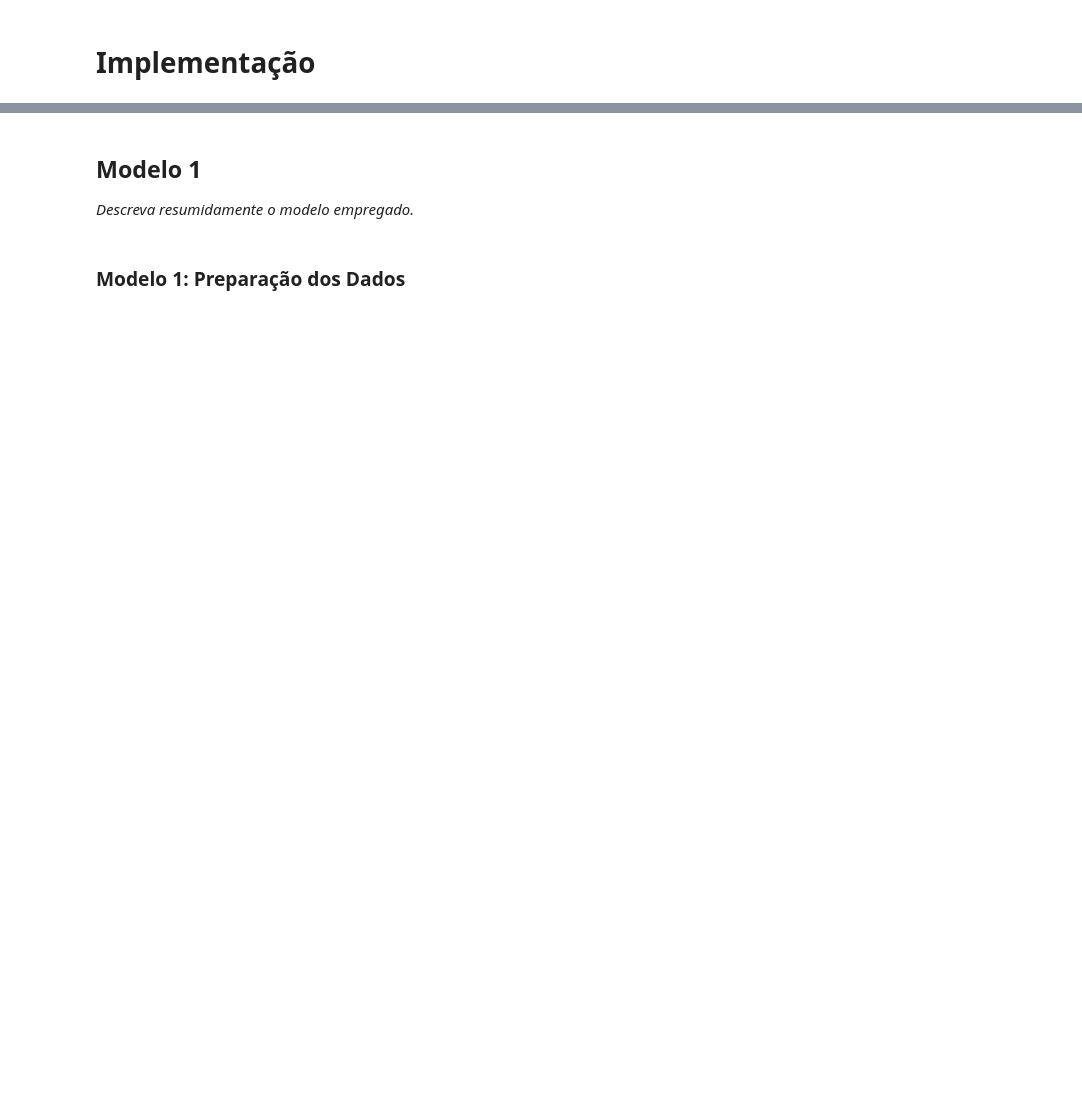
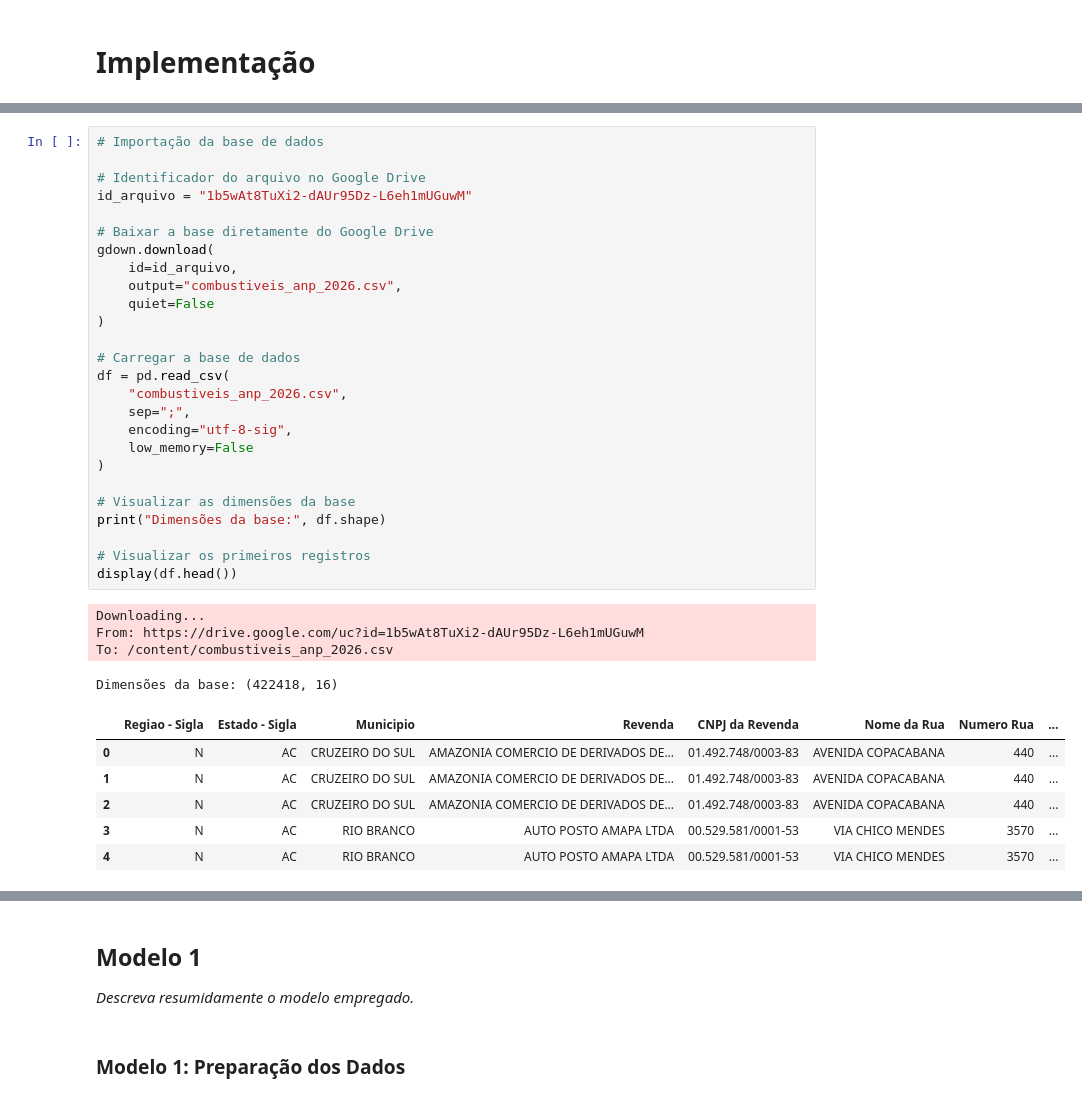
Before and after one commit to BrunaAguiar20/Projeto-Aprendizado-de-Maquina-I, a Jupyter notebook: A7_Aprendizado_de_Maquina_ex_projeto.ipynb, the cells around one changed output, grey strips where cells are left out. Saved outputs shown, nothing was run; the diff lists cells and outputs as text; blank space fills up the shorter version.

```diff
--- a/A7_Aprendizado_de_Maquina_ex_projeto.ipynb
+++ b/A7_Aprendizado_de_Maquina_ex_projeto.ipynb
@@ -85,0 +134,37 @@ Aluno5 = 'None' #@param {type:"string"}
+# %%
+# Importação da base de dados
+
+# Identificador do arquivo no Google Drive
+id_arquivo = "1b5wAt8TuXi2-dAUr95Dz-L6eh1mUGuwM"
+
+# Baixar a base diretamente do Google Drive
+gdown.download(
+    id=id_arquivo,
+    output="combustiveis_anp_2026.csv",
+    quiet=False
+)
+
+# Carregar a base de dados
+df = pd.read_csv(
+    "combustiveis_anp_2026.csv",
+    sep=";",
+    encoding="utf-8-sig",
+    low_memory=False
+)
+
+# Visualizar as dimensões da base
+print("Dimensões da base:", df.shape)
+
+# Visualizar os primeiros registros
+display(df.head())
+# %% [output]
+Downloading...
+From: https://drive.google.com/uc?id=1b5wAt8TuXi2-dAUr95Dz-L6eh1mUGuwM
+To: /content/combustiveis_anp_2026.csv
+Dimensões da base: (422418, 16)
+|  | Regiao - Sigla | Estado - Sigla | Municipio | Revenda | CNPJ da Revenda | Nome da Rua | Numero Rua | ... |
+| 0 | N | AC | CRUZEIRO DO SUL | AMAZONIA COMERCIO DE DERIVADOS DE... | 01.492.748/0003-83 | AVENIDA COPACABANA | 440 | ... |
+| 1 | N | AC | CRUZEIRO DO SUL | AMAZONIA COMERCIO DE DERIVADOS DE... | 01.492.748/0003-83 | AVENIDA COPACABANA | 440 | ... |
+| 2 | N | AC | CRUZEIRO DO SUL | AMAZONIA COMERCIO DE DERIVADOS DE... | 01.492.748/0003-83 | AVENIDA COPACABANA | 440 | ... |
+| 3 | N | AC | RIO BRANCO | AUTO POSTO AMAPA LTDA | 00.529.581/0001-53 | VIA CHICO MENDES | 3570 | ... |
+| 4 | N | AC | RIO BRANCO | AUTO POSTO AMAPA LTDA | 00.529.581/0001-53 | VIA CHICO MENDES | 3570 | ... |
```
Also changed, not shown: parts of 40 cells of this notebook.
